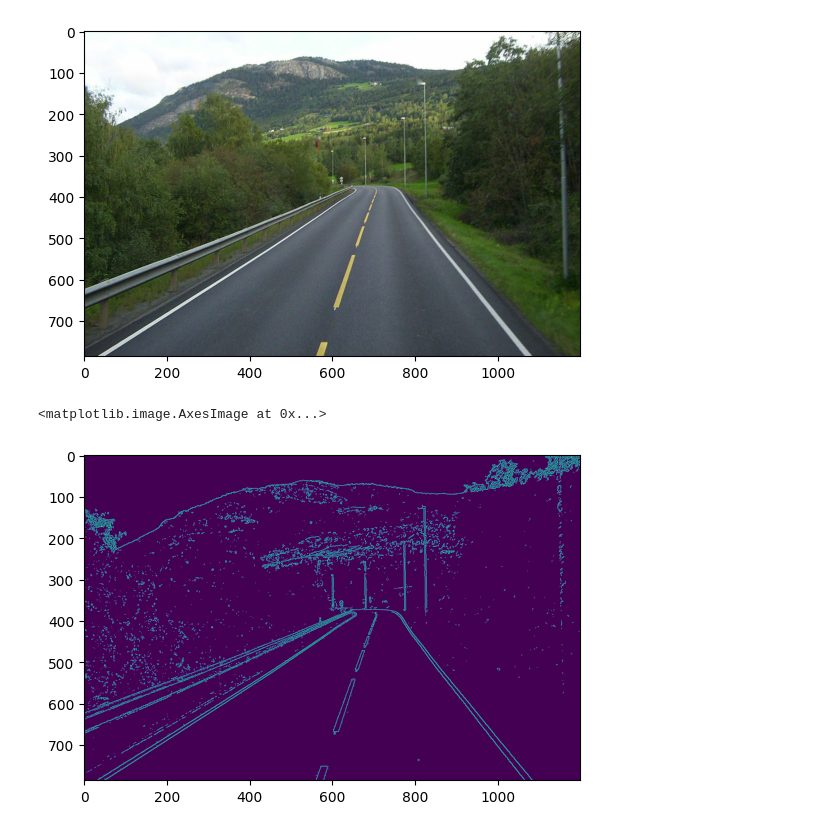
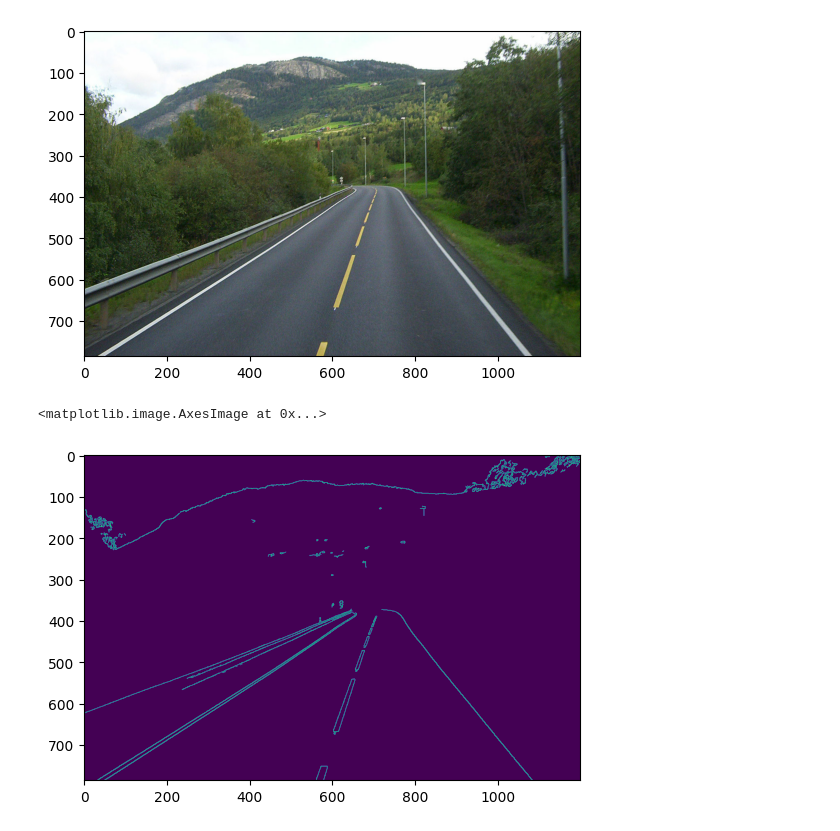
Before and after one commit to teo-sl/University-courses-sem-2, a Jupyter notebook: Image_Video_Analysis/image_processing/hough.ipynb, the cells around one changed output. Drawn from its saved outputs; the diff is of its cells as text; code cells hidden in the pictures.

```diff
--- a/Image_Video_Analysis/image_processing/hough.ipynb
+++ b/Image_Video_Analysis/image_processing/hough.ipynb
@@ -70,8 +10,8 @@ plt.imshow(img)
 <matplotlib.image.AxesImage at 0x...>
 [figure]
 # %%
-processed = cv2.Canny(img, 190, 200,None,3)
+processed = cv2.Canny(img,300, 600, None, 3)
 plt.imshow(processed)
 # %% [output]
 <matplotlib.image.AxesImage at 0x...>
-[figure, old version]
+[figure, new version]
```
Also changed, not shown: parts of 18 cells of this notebook, 13 other files.
